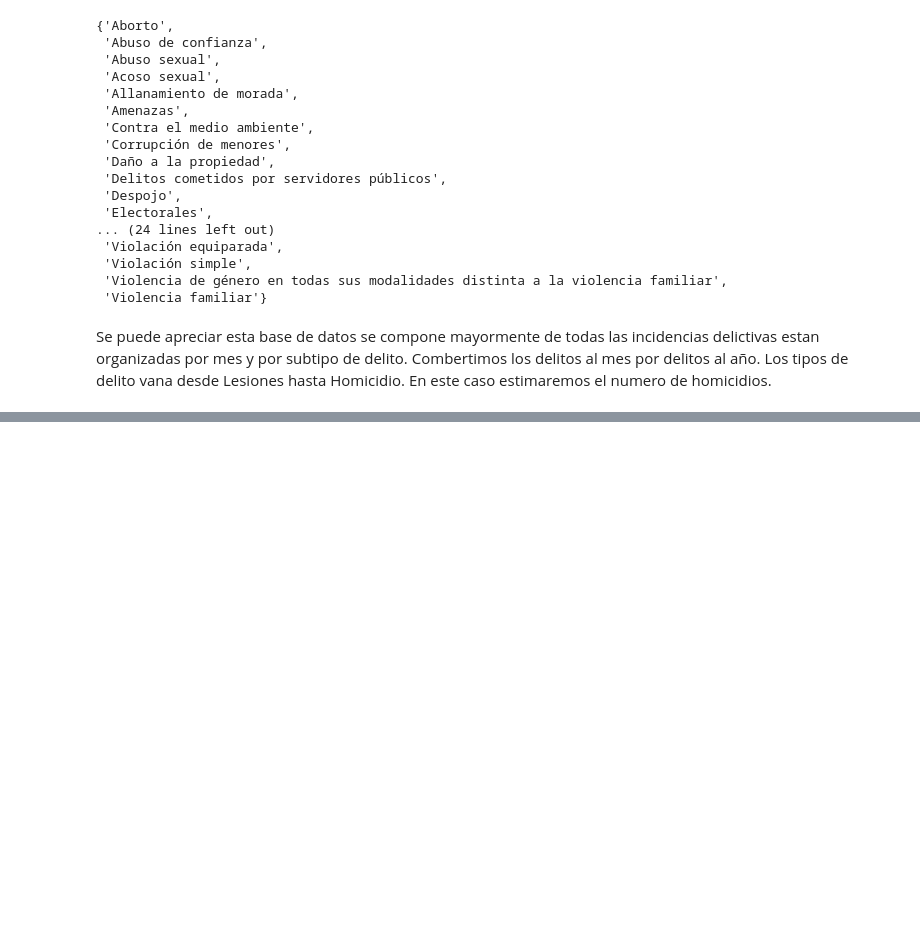
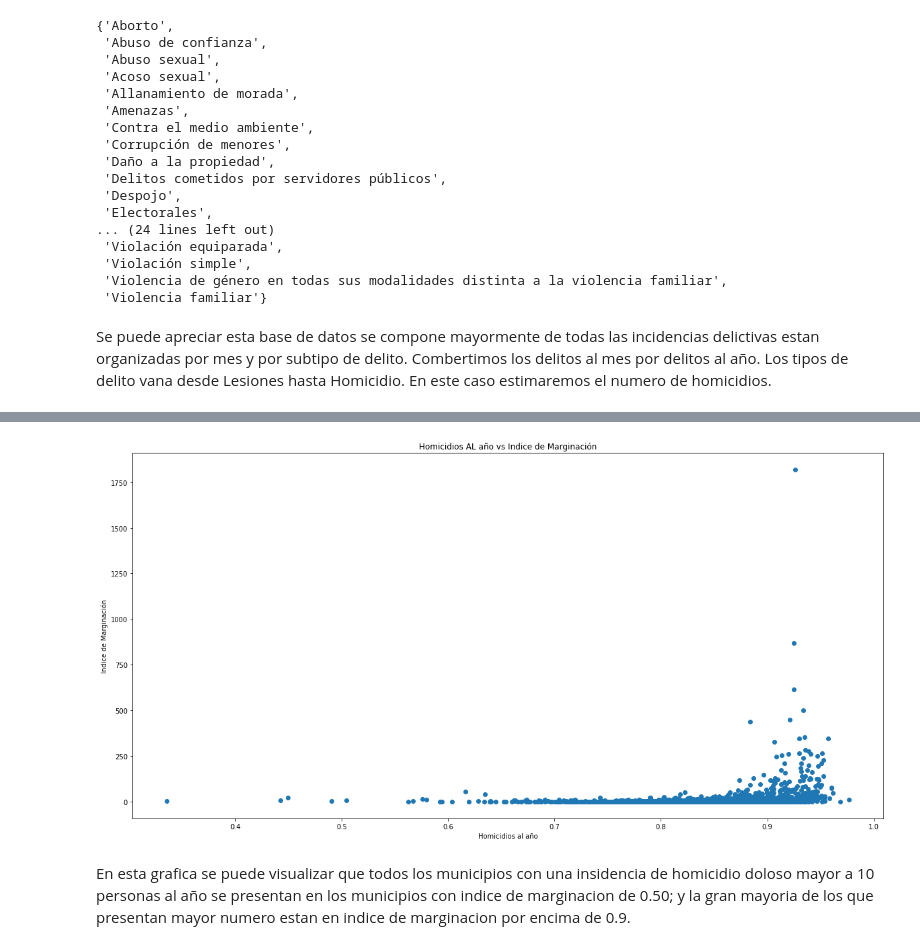
Before and after one commit to ivanDavila/propedeutico_ivandavila, a Jupyter notebook: Propedeutico.ipynb, the cells around one changed output, grey strips where cells are left out. Saved outputs shown, nothing was run; the diff lists cells and outputs as text; code cells hidden in the pictures; blank space fills up the shorter version.

```diff
--- a/Propedeutico.ipynb
+++ b/Propedeutico.ipynb
@@ -317,6 +322,15 @@ hmcidios_2022["hmcdios_año"] = [sum(x) for x in hmcidios_2022
 
 # Nos desacemos de las columnas de meses para solo quedarnos con homicidios por año
 hmcidios_2022 = hmcidios_2022.drop(columns=hmcidios_2022.columns[9:-1])
+
+# nos quedamos con homicidios culposos
+hmcidios_2022 = hmcidios_2022[hmcidios_2022["Subtipo de delito"]=="Homicidio doloso"]
+
+#lo hize con clave de municipio, no vaya a ser que haya dos muicipios con el mismo nombre
+hmcdios_mncipio_2022 = (hmcidios_2022[["Cve. Municipio", "hmcdios_año"]]
+                        .groupby("Cve. Municipio").sum())
+
+hmcdios_mncipio_2022.shape
 # %% [output]
 A value is trying to be set on a copy of a slice from a DataFrame.
 Try using .loc[row_indexer,col_indexer] = value instead
@@ -337,0 +347,8 @@ See the caveats in the documentation: https://pandas.pydata.org/pandas-docs/stab
+# %%
+# tengo el nombre para cada municipio por si acaso
+clave_municipios = hmcidios_2022.drop_duplicates(subset = "Cve. Municipio")[["Cve. Municipio", "Municipio"]]
+
+#vamos a hacer que "Cve. Municipio" sea nuestro indice
+clave_municipios = clave_municipios.set_index("Cve. Municipio", drop = True)
+
+clave_municipios.head()
@@ -337,0 +363,4 @@ See the caveats in the documentation: https://pandas.pydata.org/pandas-docs/stab
+# %%
+#convertimos la clave del municipio en indice para poderlo acoplar la grafica de insidentes delictivos.
+indexed_data_mncpio  = data_mncpio.set_index("CVE_MUN")
+indexed_data_mncpio
@@ -337,0 +382,7 @@ See the caveats in the documentation: https://pandas.pydata.org/pandas-docs/stab
+# %%
+#incorporamos el indice de marginacion por municipio y el nombre del municipio
+data_homicidios = hmcdios_mncipio_2022.copy()
+data_homicidios["Municipio"] = clave_municipios["Municipio"]
+data_homicidios["IMN_2020"] = indexed_data_mncpio["IMN_2020"]
+data_homicidios["IMN_2020"] = data_homicidios["IMN_2020"].astype("float")
+data_homicidios.info()
@@ -337,0 +400,11 @@ See the caveats in the documentation: https://pandas.pydata.org/pandas-docs/stab
+# %%
+plt.figure(figsize=(20,10))
+plt.scatter(x = data_homicidios["IMN_2020"], y =  data_homicidios["hmcdios_año"])
+plt.title("Homicidios AL año vs Indice de Marginación")
+plt.xlabel("Homicidios al año")
+plt.ylabel("Indice de Marginación")
+plt.show()
+# %% [output]
+[figure, added]
+# %% [markdown]
+En esta grafica se puede visualizar que todos los municipios con una insidencia de homicidio doloso mayor a 10 personas al año se presentan en los municipios con indice de marginacion de 0.50; y la gran mayoria de los que presentan mayor numero estan en indice de marginacion por encima de 0.9.
```
Also changed, not shown: parts of 26 cells of this notebook.
